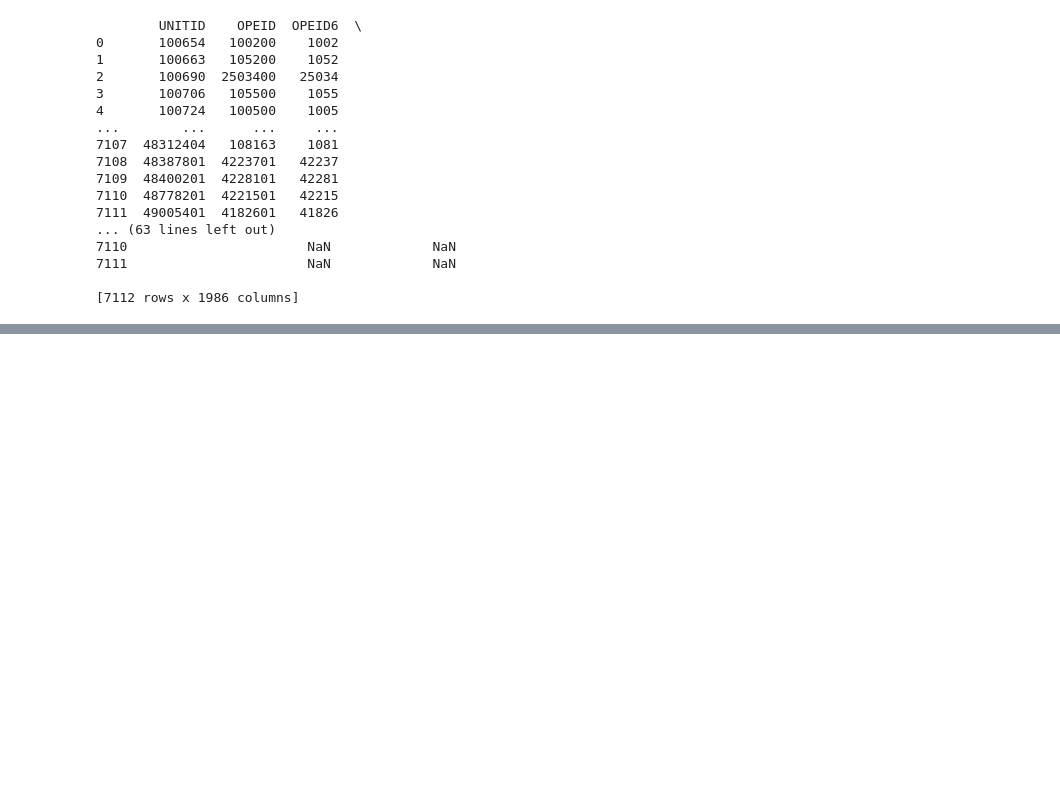
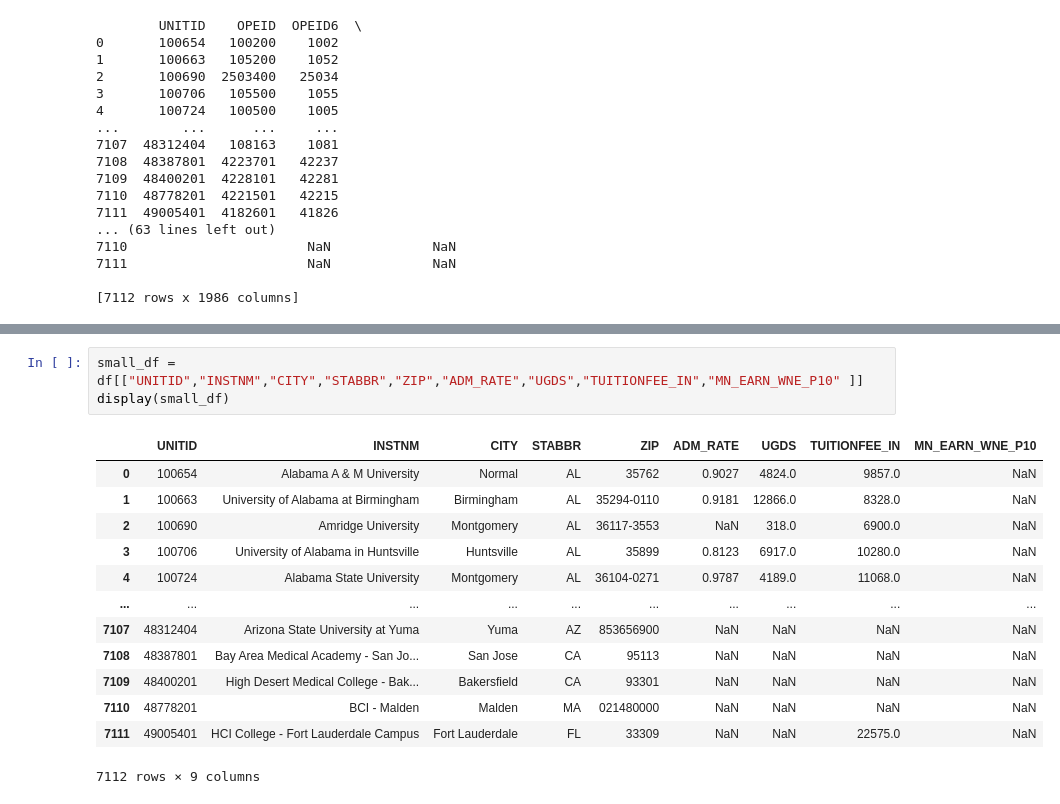
Before and after one commit to sowmith8899/data690_skola2, a Jupyter notebook: assignment_04/assignment_04.ipynb, the cells around one changed output, grey strips where cells are left out. Drawn from its saved outputs; the diff is of its cells as text; blank space fills up the shorter version.

```diff
--- a/assignment_04/assignment_04.ipynb
+++ b/assignment_04/assignment_04.ipynb
@@ -32,0 +87,17 @@ print(df)
+# %%
+small_df = df[["UNITID","INSTNM","CITY","STABBR","ZIP","ADM_RATE","UGDS","TUITIONFEE_IN","MN_EARN_WNE_P10" ]]
+display(small_df)
+# %% [output]
+|  | UNITID | INSTNM | CITY | STABBR | ZIP | ADM_RATE | UGDS | TUITIONFEE_IN | MN_EARN_WNE_P10 |
+| 0 | 100654 | Alabama A & M University | Normal | AL | 35762 | 0.9027 | 4824.0 | 9857.0 | NaN |
+| 1 | 100663 | University of Alabama at Birmingham | Birmingham | AL | 35294-0110 | 0.9181 | 12866.0 | 8328.0 | NaN |
+| 2 | 100690 | Amridge University | Montgomery | AL | 36117-3553 | NaN | 318.0 | 6900.0 | NaN |
+| 3 | 100706 | University of Alabama in Huntsville | Huntsville | AL | 35899 | 0.8123 | 6917.0 | 10280.0 | NaN |
+| 4 | 100724 | Alabama State University | Montgomery | AL | 36104-0271 | 0.9787 | 4189.0 | 11068.0 | NaN |
+| ... | ... | ... | ... | ... | ... | ... | ... | ... | ... |
+| 7107 | 48312404 | Arizona State University at Yuma | Yuma | AZ | 853656900 | NaN | NaN | NaN | NaN |
+| 7108 | 48387801 | Bay Area Medical Academy - San Jo... | San Jose | CA | 95113 | NaN | NaN | NaN | NaN |
+| 7109 | 48400201 | High Desert Medical College - Bak... | Bakersfield | CA | 93301 | NaN | NaN | NaN | NaN |
+| 7110 | 48778201 | BCI - Malden | Malden | MA | 021480000 | NaN | NaN | NaN | NaN |
+| 7111 | 49005401 | HCI College - Fort Lauderdale Campus | Fort Lauderdale | FL | 33309 | NaN | NaN | 22575.0 | NaN |
+7112 rows × 9 columns
```
Also changed, not shown: parts of 5 cells of this notebook.
